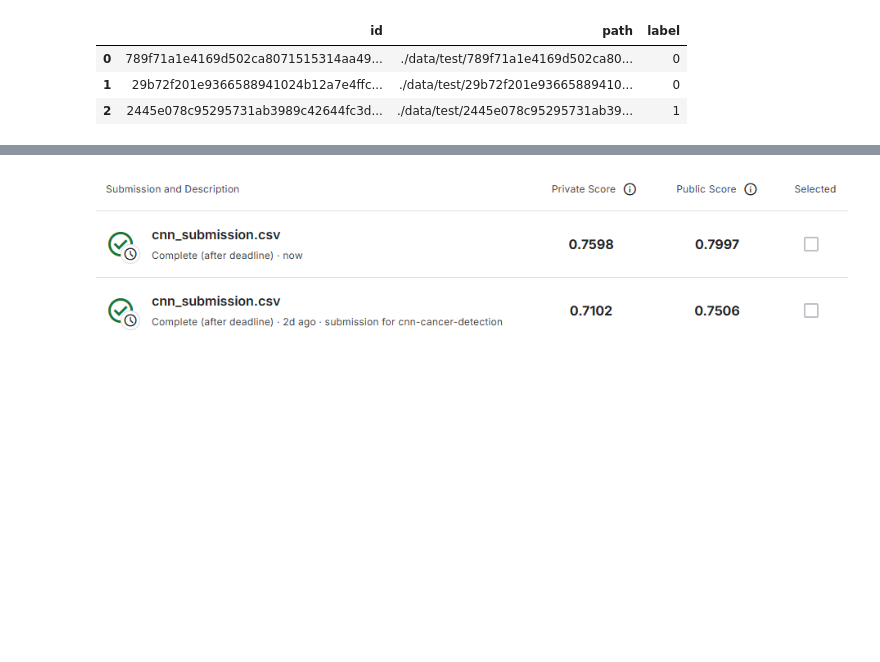
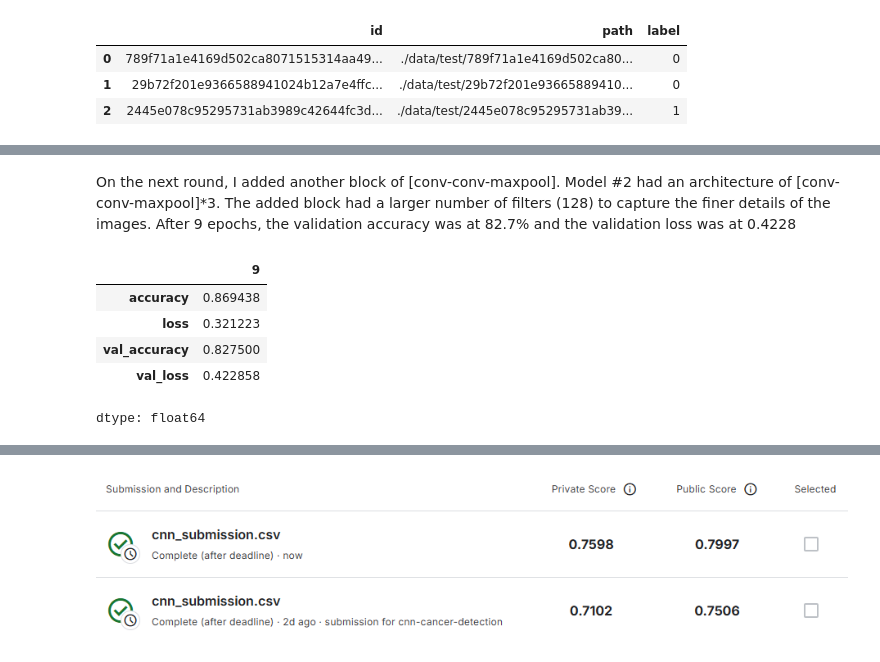
Before and after one commit to FleaBusyBeeBergs/dtsa5511-cnn-cancer-detection, a Jupyter notebook: cnn-cancer-detection.ipynb, the cells around one changed output, grey strips where cells are left out. Cells and saved outputs as stored; diff of their text form; code cells hidden in the pictures; blank space fills up the shorter version.

```diff
--- a/cnn-cancer-detection.ipynb
+++ b/cnn-cancer-detection.ipynb
@@ -638,0 +635,11 @@ df_test.head(3)
+# %% [markdown]
+On the next round, I added another block of [conv-conv-maxpool]. Model #2 had an architecture of [conv-conv-maxpool]*3. The added block had a larger number of filters (128) to capture the finer details of the images. After 9 epochs, the validation accuracy was at 82.7% and the validation loss was at 0.4228
+# %%
+history_rmsprop2.loc[9]
+# %% [output]
+|  | 9 |
+| accuracy | 0.869438 |
+| loss | 0.321223 |
+| val_accuracy | 0.827500 |
+| val_loss | 0.422858 |
+dtype: float64
```
Also changed, not shown: parts of 35 cells of this notebook.
